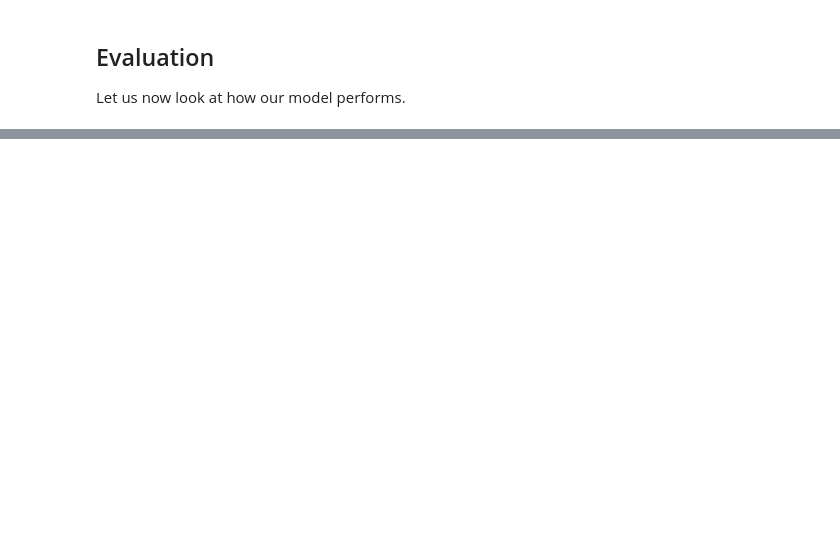
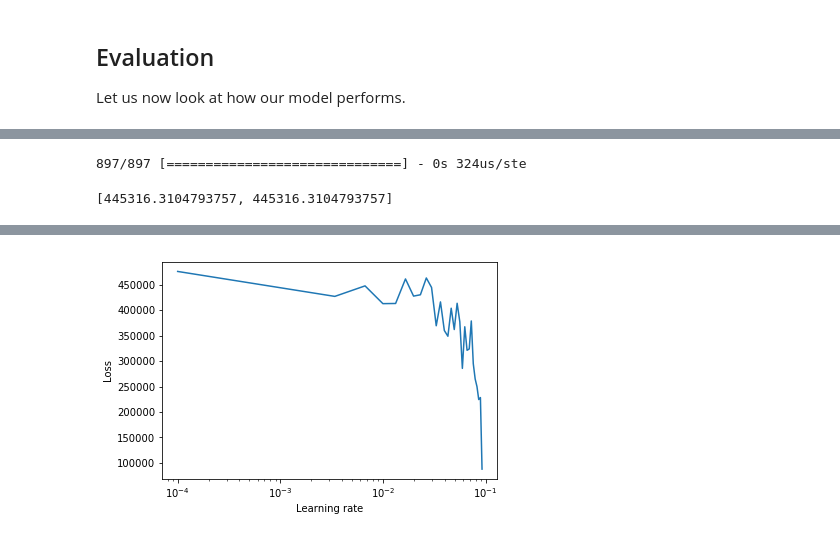
Before and after one commit to Fournierp/alfred, a Jupyter notebook: models/LSTM.ipynb, the cells around one changed output, grey strips where cells are left out. Saved outputs shown, nothing was run; the diff lists cells and outputs as text; code cells hidden in the pictures; blank space fills up the shorter version.

```diff
--- a/models/LSTM.ipynb
+++ b/models/LSTM.ipynb
@@ -325,36 +364,34 @@ Since every company is unique in that it operates in a specific field, geographi
 # %%
 file_dups = []
 
-for i in range(10):
+for i in range(25):
     # Randomly select a file (that was approved before hand) and load it.
-    file_nb = random.randint(1, len(files))
+    file_nb = random.randint(0, len(files)-1)
     if file_nb in file_dups:
         continue
     else:
         file_dups.append(file_nb)
     df = pd.read_csv(files[file_nb], sep=',')["Close"]
 
-    # Split the data into train-validation-testing sets (70-10-20).
+    # Split the data into train-validation-testing sets (80-20).
     length = df.shape[0]
-    df_train = df[:int(length*0.7)]
-    df_valid = df[int(length*0.7)+1:int(length*0.8)]
-    df_test  = df[int(length*0.8)+1:]
+    df_train = df[:int(length*0.8)]
+    df_valid = df[int(length*0.8)+1:]
 
     # Process the data
-    LSTM_train_inputs, LSTM_train_outputs = split_data_variations_in_windows(df_train)
-    LSTM_valid_inputs, LSTM_valid_outputs = split_data_variations_in_windows(df_valid)
-    LSTM_test_inputs, LSTM_test_outputs = split_data_variations_in_windows(df_test)
+    LSTM_train_inputs, LSTM_train_outputs = split_data_prices_in_windows(df_train)
+    LSTM_valid_inputs, LSTM_valid_outputs = split_data_prices_in_windows(df_valid)
 
     LSTM_train_inputs = np.reshape(LSTM_train_inputs, (LSTM_train_inputs.shape[0], 1, LSTM_train_inputs.shape[1]))
     LSTM_valid_inputs = np.reshape(LSTM_valid_inputs, (LSTM_valid_inputs.shape[0], 1, LSTM_valid_inputs.shape[1]))
-    LSTM_test_inputs = np.reshape(LSTM_test_inputs, (LSTM_test_inputs.shape[0], 1, LSTM_test_inputs.shape[1]))
 
     # Since we want our model to be trained on multiple company stocks, we will only train them for a few epochs.
     history = model.fit(LSTM_train_inputs, LSTM_train_outputs,
                         validation_data = (LSTM_valid_inputs, LSTM_valid_outputs),
-                        epochs=5, batch_size=16, verbose=2, callbacks=[cb, schedule])
+                        epochs=5, batch_size=16, verbose=0, callbacks=[cb, schedule])
+
 # Save the model.
-# model.save('lstm.h5')
+model.save('../lstm_prices.h5')
 # %%
 fig = plt.figure()
 # summarize history for batches
@@ -382,0 +472,26 @@ print('The Mean Absolute Error is: {}'.format(mse))
+# %%
+# Refresh our model.
+model.compile(loss='mse', optimizer=optimizer, metrics=['mse'])
+# %%
+# Process the data
+LSTM_inputs, LSTM_outputs = split_data_prices_in_windows(testing)
+LSTM_inputs = np.reshape(LSTM_inputs, (LSTM_inputs.shape[0], 1, LSTM_inputs.shape[1]))
+
+# Evaluate
+model.evaluate(LSTM_inputs, LSTM_outputs)
+# %% [output]
+897/897 [==============================] - 0s 324us/ste
+[445316.3104793757, 445316.3104793757]
+# %%
+# find learning rate first
+epoch_size = 20
+batch_size = 256
+
+lr_finder = LRFinder(min_lr=1e-4,
+                     max_lr=1e-2,
+                     steps_per_epoch=np.ceil(epoch_size/batch_size),
+                     epochs=3)
+model.fit(LSTM_inputs, LSTM_outputs, callbacks=[lr_finder])
+
+lr_finder.plot_loss()
+# %% [output]
@@ -382,0 +500 @@ print('The Mean Absolute Error is: {}'.format(mse))
+[figure, added]
```
Also changed, not shown: parts of 35 cells of this notebook, 1 other file.
